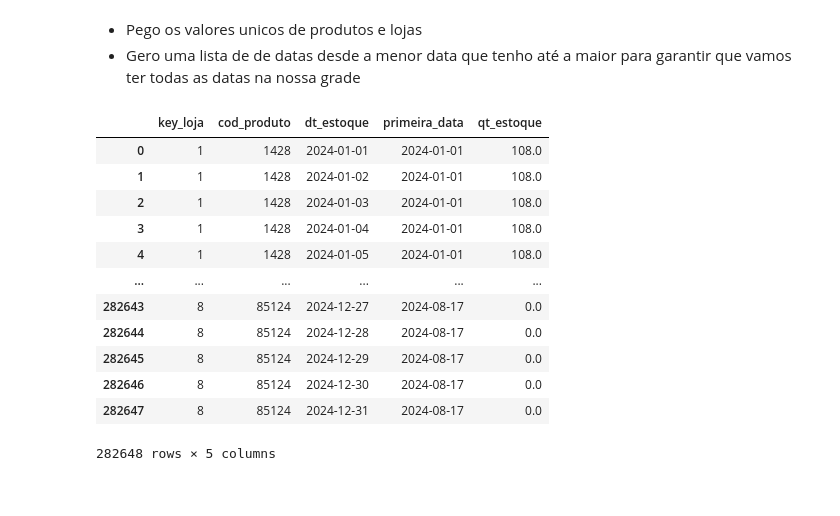
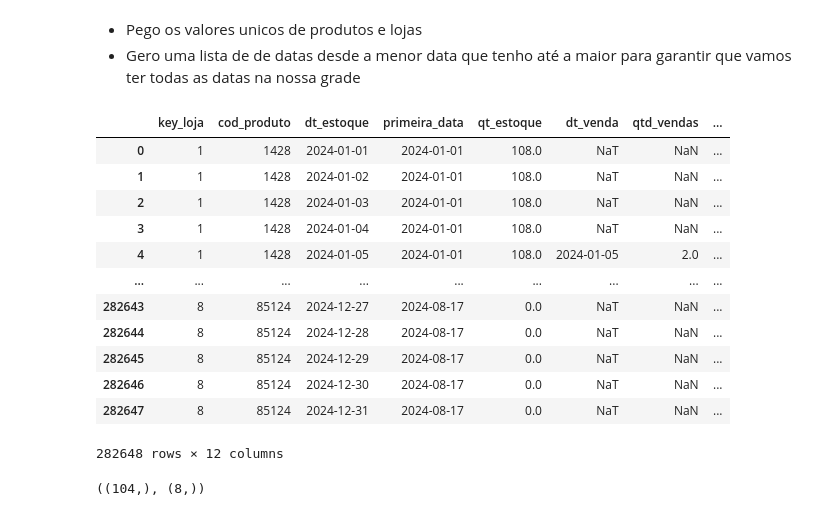
Before and after one commit to CarlosQuixada/Case_Boticario, a Jupyter notebook: notebooks/00_Criando_Dados_Ruptura.ipynb, the cells around one changed output. Drawn from its saved outputs; the diff is of its cells as text; code cells hidden in the pictures.

Commit message:
Analise Maiores Lojas x Menores Lojas

```diff
--- a/notebooks/00_Criando_Dados_Ruptura.ipynb
+++ b/notebooks/00_Criando_Dados_Ruptura.ipynb
@@ -23,5 +24,5 @@ df_venda.rename(columns={"cod_material": "cod_produto"}, inplace=True)
 # %%
-df_estoque = pd.read_csv('../data/tb_estoques.csv')
+df_estoque = pd.read_csv('../data/raw/tb_estoques.csv')
 df_estoque['dt_estoque'] = pd.to_datetime(df_estoque['dt_estoque'])
 df_estoque.head()
 # %% [output]
@@ -35,3 +36,6 @@ df_estoque.head()
 df_estoque.shape
 # %% [output]
 (260966, 4)
+# %%
+df_estoque_corrigido = pd.merge(df_estoque, df_vendas_consolidado, left_on=['cod_produto', 'key_loja', 'dt_estoque'],
+                                right_on=['cod_produto', 'key_loja', 'dt_venda'], how='left')
@@ -37,0 +58,2 @@ df_estoque.shape
+# %%
+df_estoque_corrigido.loc[(df_estoque_corrigido['qt_estoque'] == 0)&(~df_estoque_corrigido['dt_venda'].isnull()), 'qt_estoque'] = df_estoque_corrigido.loc[(df_estoque_corrigido['qt_estoque'] == 0)&(~df_estoque_corrigido['dt_venda'].isnull())]['qtd_vendas']
@@ -38,10 +64,10 @@ df_estoque.shape
 # %% [markdown]
 # Base de Ruptura
 # %%
-df_estoque['dt_estoque'] = pd.to_datetime(df_estoque['dt_estoque'])
+df_estoque_corrigido['dt_estoque'] = pd.to_datetime(df_estoque_corrigido['dt_estoque'])
 
 primeira_data_estoque = (
-    df_estoque
+     df_estoque_corrigido
     .groupby(['key_loja', 'cod_produto'])['dt_estoque']
     .min()
     .reset_index()
@@ -80,26 +106,31 @@ Name: count, dtype: int64
 - Pego os valores unicos de produtos e lojas
 - Gero uma lista de de datas desde a menor data que tenho até a maior para garantir que vamos ter todas as datas na nossa grade
 # %%
-produtos = df_estoque['cod_produto'].unique()
-lojas = df_estoque['key_loja'].unique()
-datas = pd.date_range(start=df_estoque['dt_estoque'].min(), end=df_estoque['dt_estoque'].max())
+produtos = df_estoque_corrigido['cod_produto'].unique()
+lojas = df_estoque_corrigido['key_loja'].unique()
+datas = pd.date_range(start=df_estoque_corrigido['dt_estoque'].min(), end=df_estoque_corrigido['dt_estoque'].max())
 
 grade = pd.DataFrame(product(lojas, produtos, datas), columns=['key_loja', 'cod_produto', 'dt_estoque'])
+
 grade = grade.merge(primeira_data_estoque, on=['key_loja', 'cod_produto'], how='left')
 grade = grade[grade['dt_estoque'] >= grade['primeira_data']]
-grade_estoque = grade.merge(df_estoque, on=['key_loja', 'cod_produto', 'dt_estoque'], how='left')
+grade_estoque = grade.merge(df_estoque_corrigido, on=['key_loja', 'cod_produto', 'dt_estoque'], how='left')
 grade_estoque
 # %% [output]
-|  | key_loja | cod_produto | dt_estoque | primeira_data | qt_estoque |
-| 0 | 1 | 1428 | 2024-01-01 | 2024-01-01 | 108.0 |
-| 1 | 1 | 1428 | 2024-01-02 | 2024-01-01 | 108.0 |
-| 2 | 1 | 1428 | 2024-01-03 | 2024-01-01 | 108.0 |
-| 3 | 1 | 1428 | 2024-01-04 | 2024-01-01 | 108.0 |
-| 4 | 1 | 1428 | 2024-01-05 | 2024-01-01 | 108.0 |
-| ... | ... | ... | ... | ... | ... |
-| 282643 | 8 | 85124 | 2024-12-27 | 2024-08-17 | 0.0 |
-| 282644 | 8 | 85124 | 2024-12-28 | 2024-08-17 | 0.0 |
-| 282645 | 8 | 85124 | 2024-12-29 | 2024-08-17 | 0.0 |
-| 282646 | 8 | 85124 | 2024-12-30 | 2024-08-17 | 0.0 |
-| 282647 | 8 | 85124 | 2024-12-31 | 2024-08-17 | 0.0 |
+|  | key_loja | cod_produto | dt_estoque | primeira_data | qt_estoque | dt_venda | qtd_vendas | ... |
+| 0 | 1 | 1428 | 2024-01-01 | 2024-01-01 | 108.0 | NaT | NaN | ... |
+| 1 | 1 | 1428 | 2024-01-02 | 2024-01-01 | 108.0 | NaT | NaN | ... |
+| 2 | 1 | 1428 | 2024-01-03 | 2024-01-01 | 108.0 | NaT | NaN | ... |
+| 3 | 1 | 1428 | 2024-01-04 | 2024-01-01 | 108.0 | NaT | NaN | ... |
+| 4 | 1 | 1428 | 2024-01-05 | 2024-01-01 | 108.0 | 2024-01-05 | 2.0 | ... |
+| ... | ... | ... | ... | ... | ... | ... | ... | ... |
+| 282643 | 8 | 85124 | 2024-12-27 | 2024-08-17 | 0.0 | NaT | NaN | ... |
+| 282644 | 8 | 85124 | 2024-12-28 | 2024-08-17 | 0.0 | NaT | NaN | ... |
+| 282645 | 8 | 85124 | 2024-12-29 | 2024-08-17 | 0.0 | NaT | NaN | ... |
+| 282646 | 8 | 85124 | 2024-12-30 | 2024-08-17 | 0.0 | NaT | NaN | ... |
+| 282647 | 8 | 85124 | 2024-12-31 | 2024-08-17 | 0.0 | NaT | NaN | ... |
-282648 rows × 5 columns
+282648 rows × 12 columns
+# %%
+produtos.shape, lojas.shape
+# %% [output]
+((104,), (8,))
```
Also changed, not shown: parts of 11 cells of this notebook, 29 other files.
